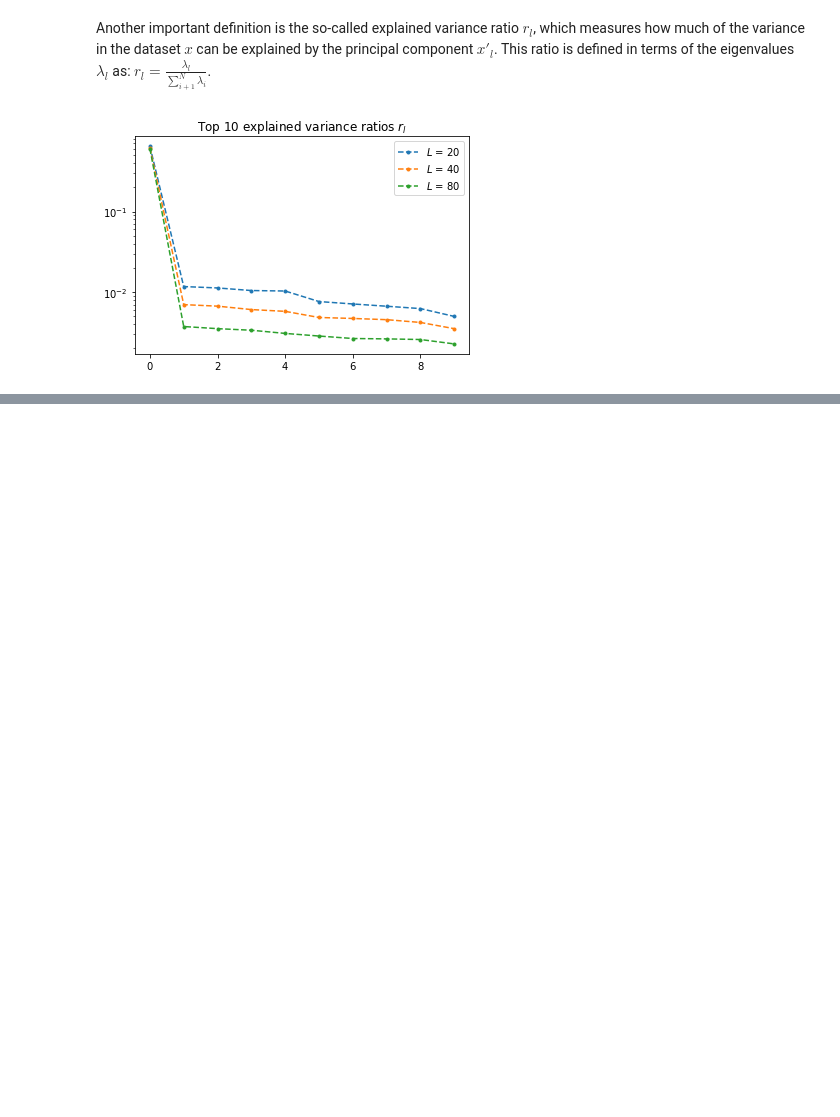
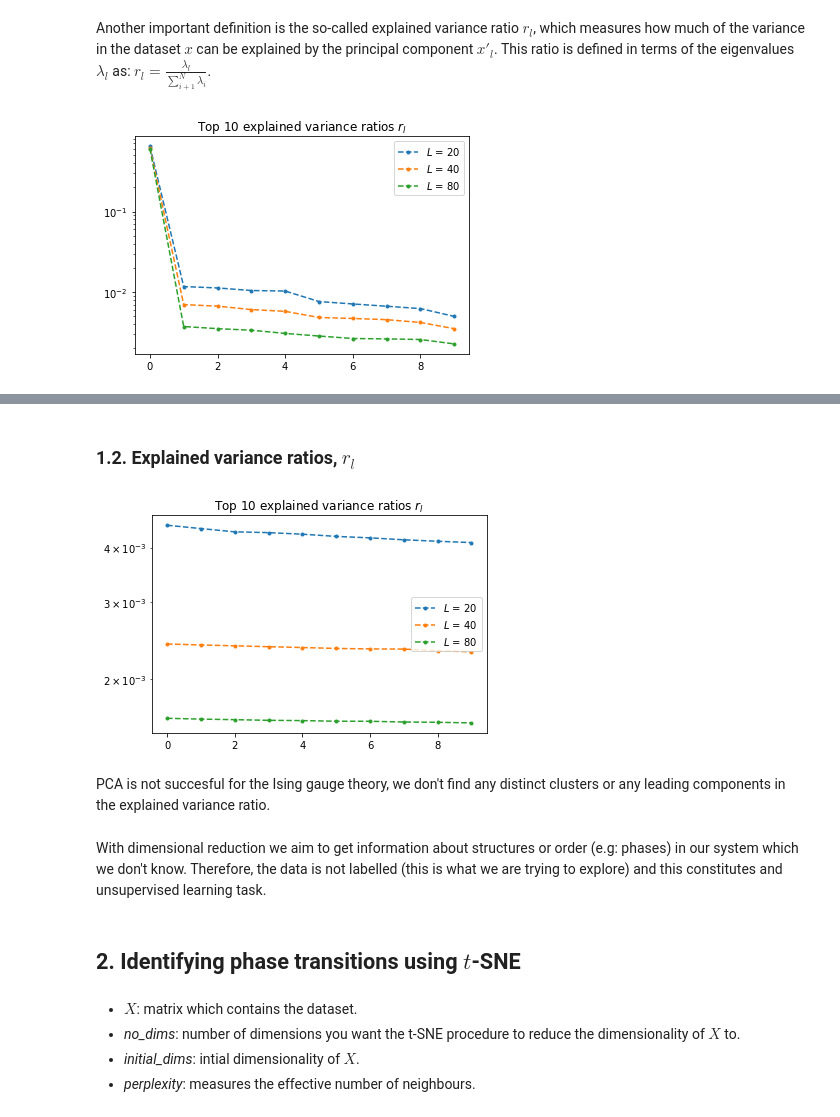
Before and after one commit to sofiagonga/ML_manybody_physics, a Jupyter notebook: dimensional_reduction_phase_transitions/dimensional_reduction.ipynb, the cells around one changed output, grey strips where cells are left out. Saved outputs shown, nothing was run; the diff lists cells and outputs as text; code cells hidden in the pictures; blank space fills up the shorter version.

```diff
--- a/dimensional_reduction_phase_transitions/dimensional_reduction.ipynb
+++ b/dimensional_reduction_phase_transitions/dimensional_reduction.ipynb
@@ -191,0 +257,34 @@ We observe one single dominant principal component
+# %% [markdown]
+### 1.2. Explained variance ratios, $r_l$
+# %%
+lambdas_gauge_20 = lambdas__gauge_20
+lambdas_gauge_40 = lambdas__gauge_40
+lambdas_gauge_80 = lambdas__gauge_80
+# %%
+rl_gauge_20 = lambdas_gauge_20 / np.sum(lambdas_gauge_20)
+rl_gauge_20_max_to_min = np.sort(rl_gauge_20)[::-1] #Choose top 10 largest
+rl_gauge_20_top_10 = rl_gauge_20_max_to_min[0:10]
+
+rl_gauge_40 = lambdas_gauge_40 / np.sum(lambdas_gauge_40)
+rl_gauge_40_max_to_min = np.sort(rl_gauge_40)[::-1] #Choose top 10 largest
+rl_gauge_40_top_10 = rl_gauge_40_max_to_min[0:10]
+
+rl_gauge_80 = lambdas_gauge_80 / np.sum(lambdas_gauge_80)
+rl_gauge_80_max_to_min = np.sort(rl_gauge_80)[::-1] #Choose top 10 largest
+rl_gauge_80_top_10 = rl_gauge_80_max_to_min[0:10]
+
+#plot r_l comparison
+plot_evr_comparison([rl_gauge_20_top_10, rl_gauge_40_top_10, rl_gauge_80_top_10], [20,40,80])
+# %% [output]
+[figure, added]
+# %% [markdown]
+PCA is not succesful for the Ising gauge theory, we don't find any distinct clusters or any leading components in the explained variance ratio.
+# %% [markdown]
+With dimensional reduction we aim to get information about structures or order (e.g: phases) in our system which we don't know. Therefore, the data is not labelled (this is what we are trying to explore) and this constitutes and unsupervised learning task.
+# %% [markdown]
+## 2. Identifying phase transitions using $t$-SNE
+# %% [markdown]
+- $X$: matrix which contains the dataset.
+- *no_dims*: number of dimensions you want the t-SNE procedure to reduce the dimensionality of $X$ to.
+- *initial_dims*: intial dimensionality of $X$.
+- *perplexity*: measures the effective number of neighbours.
```
Also changed, not shown: parts of 22 cells of this notebook.
